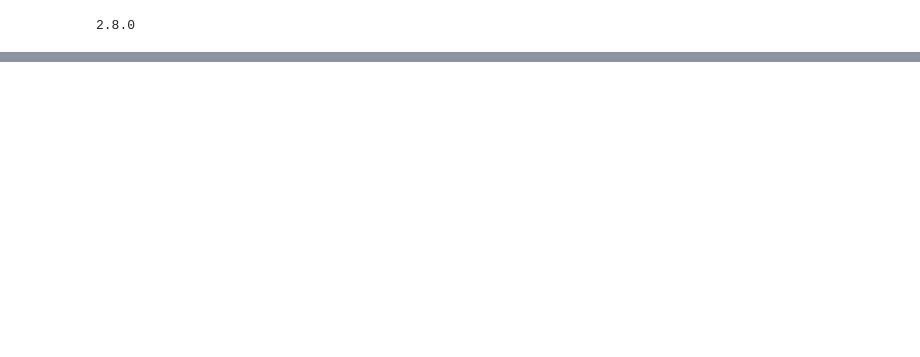
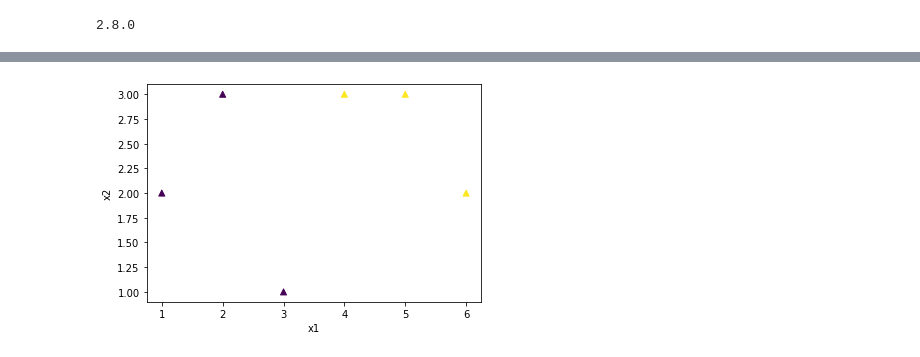
Before and after one commit to NEM-NE/Playground, a Jupyter notebook: mlPractice/ml_for_everyone/Logistic_Classification_Keras.ipynb, the cells around one changed output, grey strips where cells are left out. Saved outputs shown, nothing was run; the diff lists cells and outputs as text; code cells hidden in the pictures; blank space fills up the shorter version.

```diff
--- a/mlPractice/ml_for_everyone/Logistic_Classification_Keras.ipynb
+++ b/mlPractice/ml_for_everyone/Logistic_Classification_Keras.ipynb
@@ -23,0 +25,13 @@ model.compile(loss='binary_crossentropy', optimizer='sgd')
+# %%
+# draw Graph
+x1 = [x[0] for x in x_train]
+x2 = [x[1] for x in x_train]
+
+colors = [int(y[0] % 3) for y in y_train]
+plt.scatter(x1,x2, c=colors , marker='^')
+
+plt.xlabel("x1")
+plt.ylabel("x2")
+plt.show()
+# %% [output]
+[figure, added]
```
Also changed, not shown: parts of 5 cells of this notebook, 7 other files.
